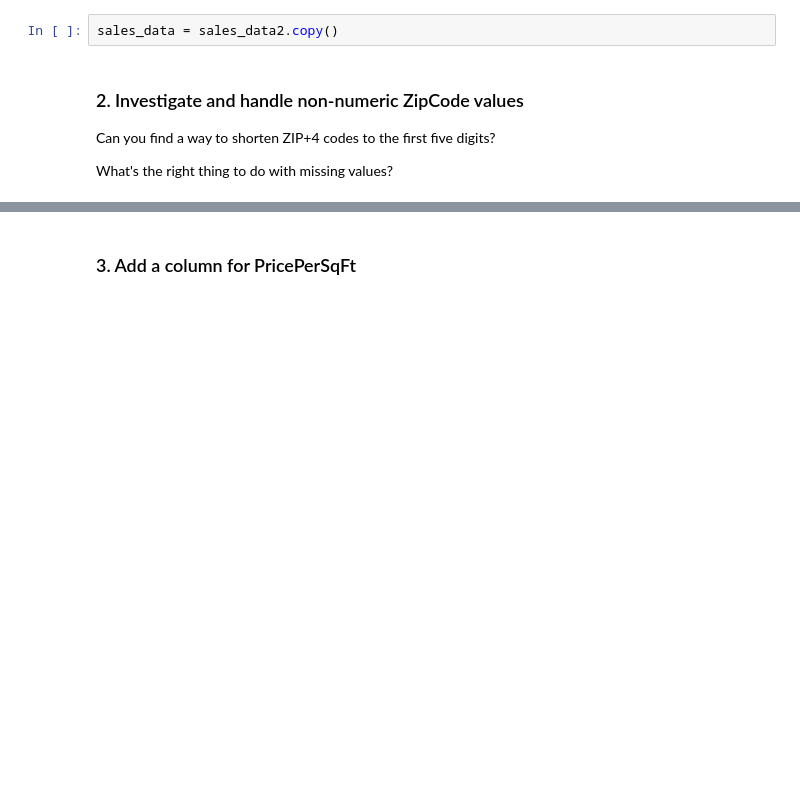
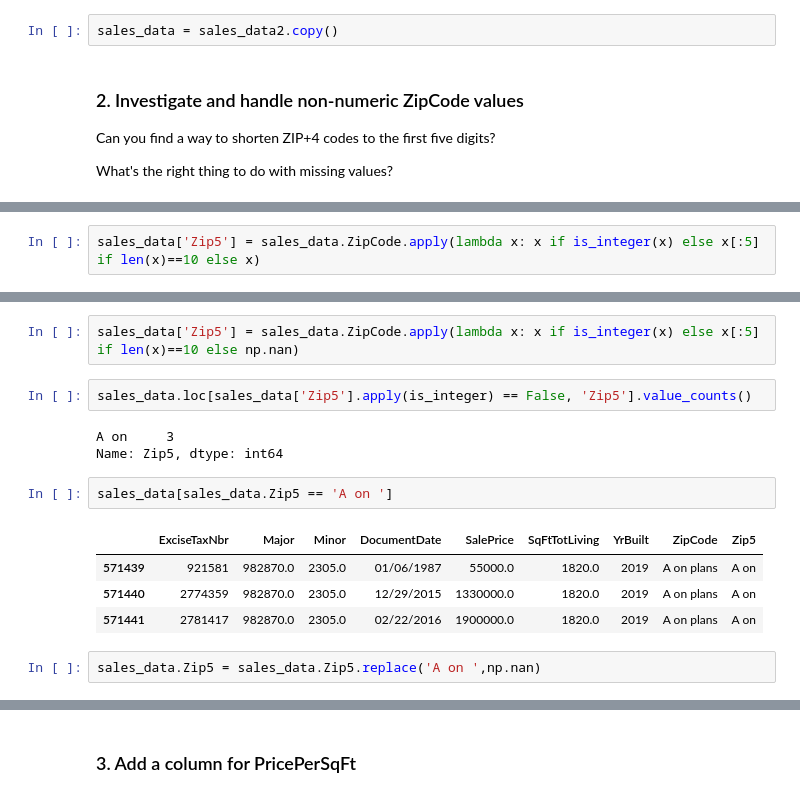
Before and after one commit to climatebrad/dc-ds-100719, a Jupyter notebook: module-1/week-2/day-7-cleaning_data_pandas/pandas-3-data-cleaning-brad.ipynb, the cells around one changed output, grey strips where cells are left out. Cells and saved outputs as stored; diff of their text form; blank space fills up the shorter version.

```diff
--- a/module-1/week-2/day-7-cleaning_data_pandas/pandas-3-data-cleaning-brad.ipynb
+++ b/module-1/week-2/day-7-cleaning_data_pandas/pandas-3-data-cleaning-brad.ipynb
@@ -667,0 +699,2 @@ Name: ZipCode, dtype: object
+# %%
+sales_data['Zip5'] = sales_data.ZipCode.apply(lambda x: x if is_integer(x) else x[:5] if len(x)==10 else x)
@@ -667,0 +710,16 @@ Name: ZipCode, dtype: object
+# %%
+sales_data['Zip5'] = sales_data.ZipCode.apply(lambda x: x if is_integer(x) else x[:5] if len(x)==10 else np.nan)
+# %%
+sales_data.loc[sales_data['Zip5'].apply(is_integer) == False, 'Zip5'].value_counts()
+# %% [output]
+A on     3
+Name: Zip5, dtype: int64
+# %%
+sales_data[sales_data.Zip5 == 'A on ']
+# %% [output]
+|  | ExciseTaxNbr | Major | Minor | DocumentDate | SalePrice | SqFtTotLiving | YrBuilt | ZipCode | Zip5 |
+| 571439 | 921581 | 982870.0 | 2305.0 | 01/06/1987 | 55000.0 | 1820.0 | 2019 | A on plans | A on |
+| 571440 | 2774359 | 982870.0 | 2305.0 | 12/29/2015 | 1330000.0 | 1820.0 | 2019 | A on plans | A on |
+| 571441 | 2781417 | 982870.0 | 2305.0 | 02/22/2016 | 1900000.0 | 1820.0 | 2019 | A on plans | A on |
+# %%
+sales_data.Zip5 = sales_data.Zip5.replace('A on ',np.nan)
```
Also changed, not shown: parts of 15 cells of this notebook.
